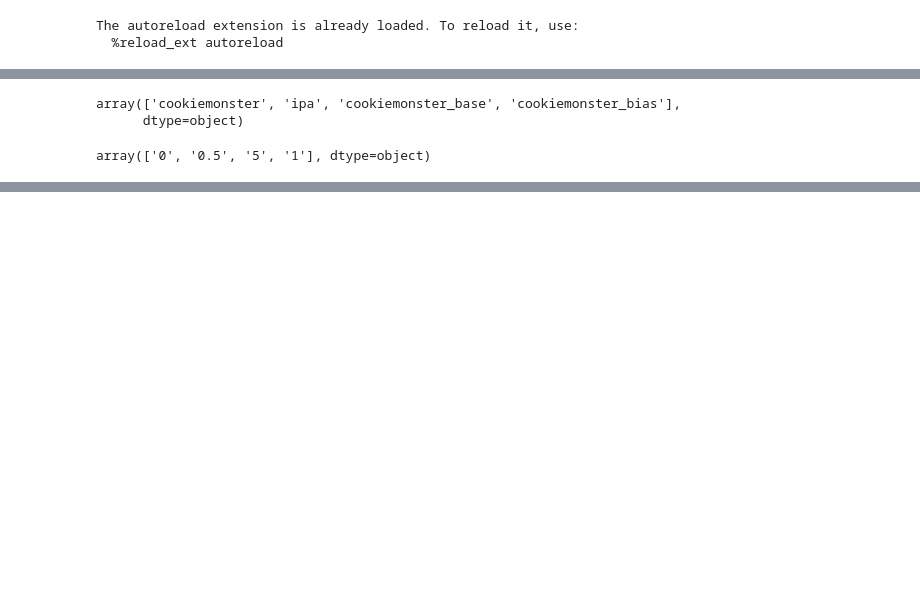
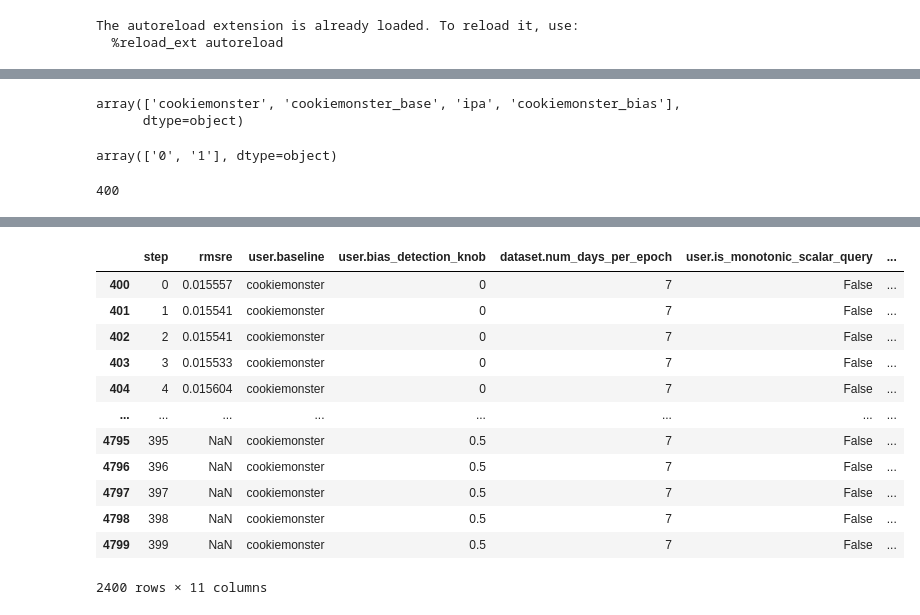
Before and after one commit to columbia/cookiemonster, a Jupyter notebook: notebooks/bias_data.ipynb, the cells around one changed output, grey strips where cells are left out. Cells and saved outputs as stored; diff of their text form; code cells hidden in the pictures; blank space fills up the shorter version.

```diff
--- a/notebooks/bias_data.ipynb
+++ b/notebooks/bias_data.ipynb
@@ -101,5 +103,5 @@ df
 # %%
-# df["baseline"] = df["user.baseline"]
+df["is_monotonic_scalar_query"] = df["user.is_monotonic_scalar_query"]
 df["bias_detection_knob"] = df["user.bias_detection_knob"]
 df["num_days_per_epoch"] = df["dataset.num_days_per_epoch"]
 
@@ -112,12 +118,17 @@ df["baseline"] = df.apply(get_baseline_name, axis=1)
 # %%
-df.baseline.unique()
+query_df.baseline.unique()
 # %% [output]
-array(['cookiemonster', 'ipa', 'cookiemonster_base', 'cookiemonster_bias'],
+array(['cookiemonster', 'cookiemonster_base', 'ipa', 'cookiemonster_bias'],
       dtype=object)
 # %%
-df.bias_detection_knob.unique()
+query_df.bias_detection_knob.unique()
 # %% [output]
-array(['0', '0.5', '5', '1'], dtype=object)
+array(['0', '1'], dtype=object)
+# %%
+num_queries = query_df.step.max() + 1
+num_queries
+# %% [output]
+400
 # %%
 from plotting.macros import *
 from plotting.plot_template import *
@@ -159,12 +172,14 @@ fig
 # %% [output]
 [interactive output not drawn]
 # %%
+rmsre_prediction_cutoff = 0.2
+
 def apply_bias_detection(row):
-    if row["rmsre_prediction"] and row["rmsre_prediction"] > 0.2:
+    if row["rmsre_prediction"] and row["rmsre_prediction"] > rmsre_prediction_cutoff:
         return None
     return row["rmsre_original"]
 
-chopped_df = df.copy()
+chopped_df = query_df.copy()
 chopped_df["rmsre_original"] = chopped_df["rmsre"]
 chopped_df["rmsre"] = chopped_df.apply(apply_bias_detection, axis=1)
 chopped_df.drop(columns=["rmsre_prediction"], inplace=True)
@@ -176,3 +193,42 @@ for trace in cdf(**cdf_args):
 fig
 # %% [output]
 [interactive output not drawn]
+# %%
+chopped_df = df.query(f"is_monotonic_scalar_query == '{is_monotonic_scalar_query}'").copy()
+chopped_df["rmsre_original"] = chopped_df["rmsre"]
+chopped_df["rmsre"] = chopped_df.apply(apply_bias_detection, axis=1)
+chopped_df.drop(columns=["rmsre_prediction"], inplace=True)
+# %%
+def fake_detection_knob(row):
+    if row["baseline"] == "cookiemonster_bias":
+        # return float(row["bias_detection_knob"])
+        return str(row["bias_detection_knob"])
+
+    if row["baseline"] == "cookiemonster":
+        # return 0
+        return COOKIEMONSTER
+    if row["baseline"] == "cookiemonster_base":
+        # return -1
+        return COOKIEMONSTER_BASE
+
+    if row["baseline"] == "ipa":
+        # return -2
+        return IPA
+
+chopped_df["bias_detection_knob"] = chopped_df.apply(fake_detection_knob, axis=1)
+# %%
+chopped_df
+# %% [output]
+|  | step | rmsre | user.baseline | user.bias_detection_knob | dataset.num_days_per_epoch | user.is_monotonic_scalar_query | ... |
+| 400 | 0 | 0.015557 | cookiemonster | 0 | 7 | False | ... |
+| 401 | 1 | 0.015541 | cookiemonster | 0 | 7 | False | ... |
+| 402 | 2 | 0.015541 | cookiemonster | 0 | 7 | False | ... |
+| 403 | 3 | 0.015533 | cookiemonster | 0 | 7 | False | ... |
+| 404 | 4 | 0.015604 | cookiemonster | 0 | 7 | False | ... |
+| ... | ... | ... | ... | ... | ... | ... | ... |
+| 4795 | 395 | NaN | cookiemonster | 0.5 | 7 | False | ... |
+| 4796 | 396 | NaN | cookiemonster | 0.5 | 7 | False | ... |
+| 4797 | 397 | NaN | cookiemonster | 0.5 | 7 | False | ... |
+| 4798 | 398 | NaN | cookiemonster | 0.5 | 7 | False | ... |
+| 4799 | 399 | NaN | cookiemonster | 0.5 | 7 | False | ... |
+2400 rows × 11 columns
```
Also changed, not shown: parts of 11 cells of this notebook, 6 other files.
